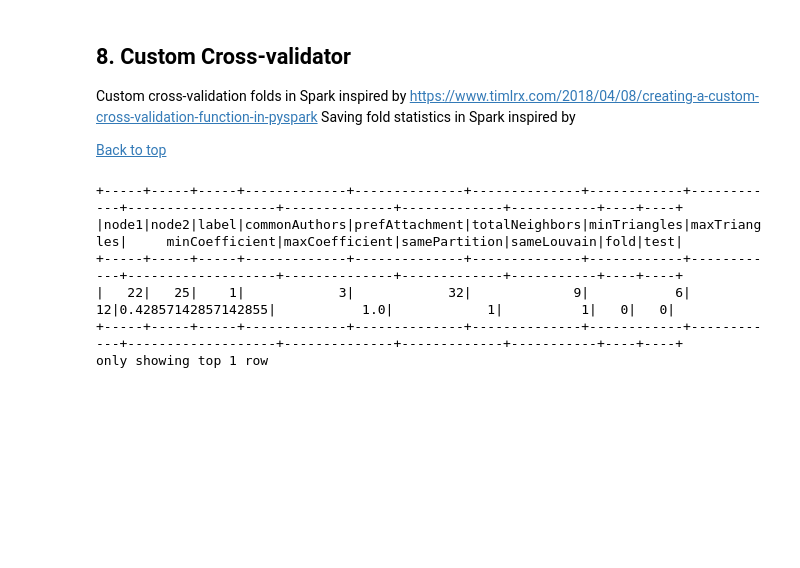
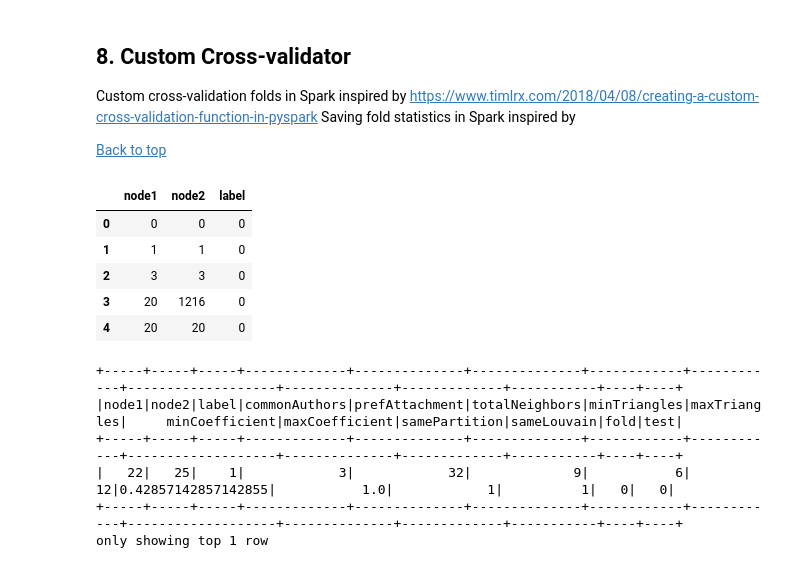
Before and after one commit to areias/link-prediction, a Jupyter notebook: coauthor-link-prediction.ipynb, the cells around one changed output. Cells and saved outputs as stored; diff of their text form; code cells hidden in the pictures; blank space fills up the shorter version.

```diff
--- a/coauthor-link-prediction.ipynb
+++ b/coauthor-link-prediction.ipynb
@@ -718,6 +818,15 @@ Custom cross-validation folds in Spark inspired by https://www.timlrx.com/2018/0
 
 
 [Back to top](#top)
+# %%
+training_df.head()
+# %% [output]
+|  | node1 | node2 | label |
+| 0 | 0 | 0 | 0 |
+| 1 | 1 | 1 | 0 |
+| 2 | 3 | 3 | 0 |
+| 3 | 20 | 1216 | 0 |
+| 4 | 20 | 20 | 0 |
 # %%
 from pyspark import keyword_only
 from multiprocessing.pool import ThreadPool
```
Also changed, not shown: parts of 20 cells of this notebook.
